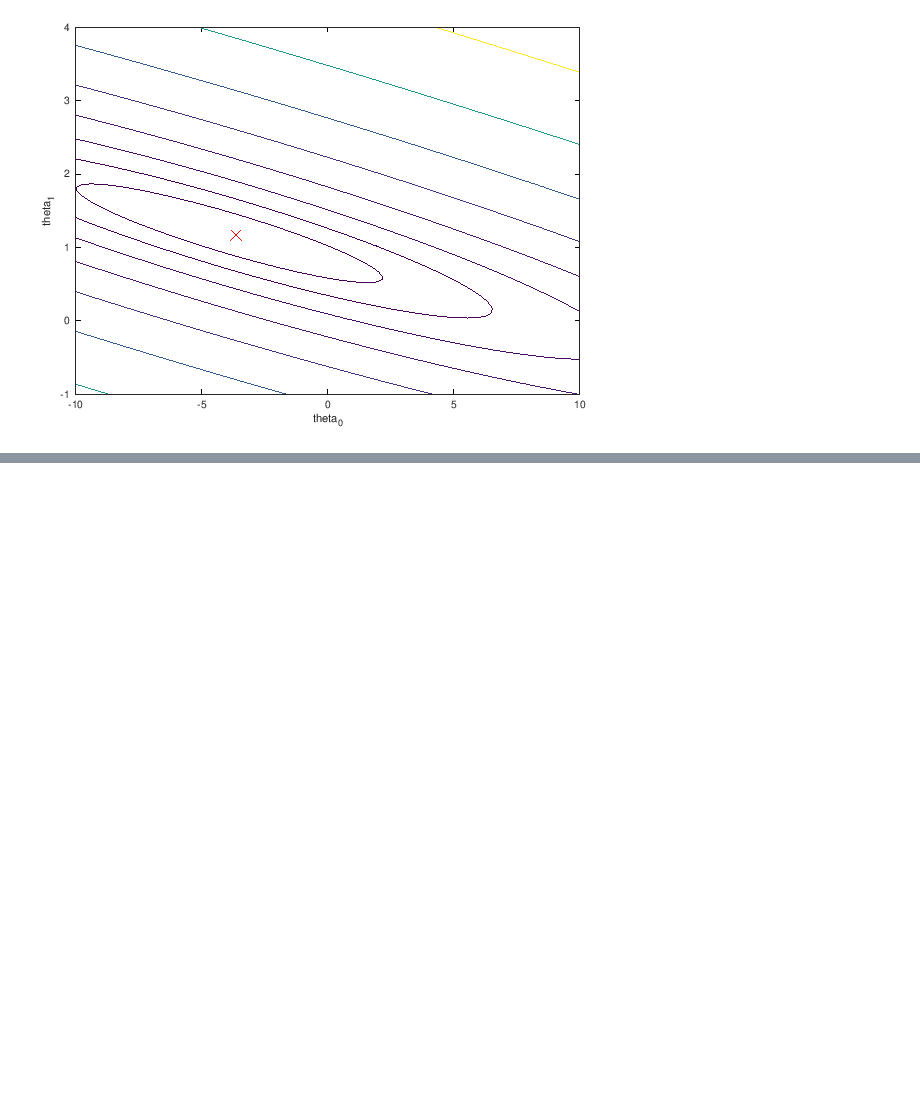
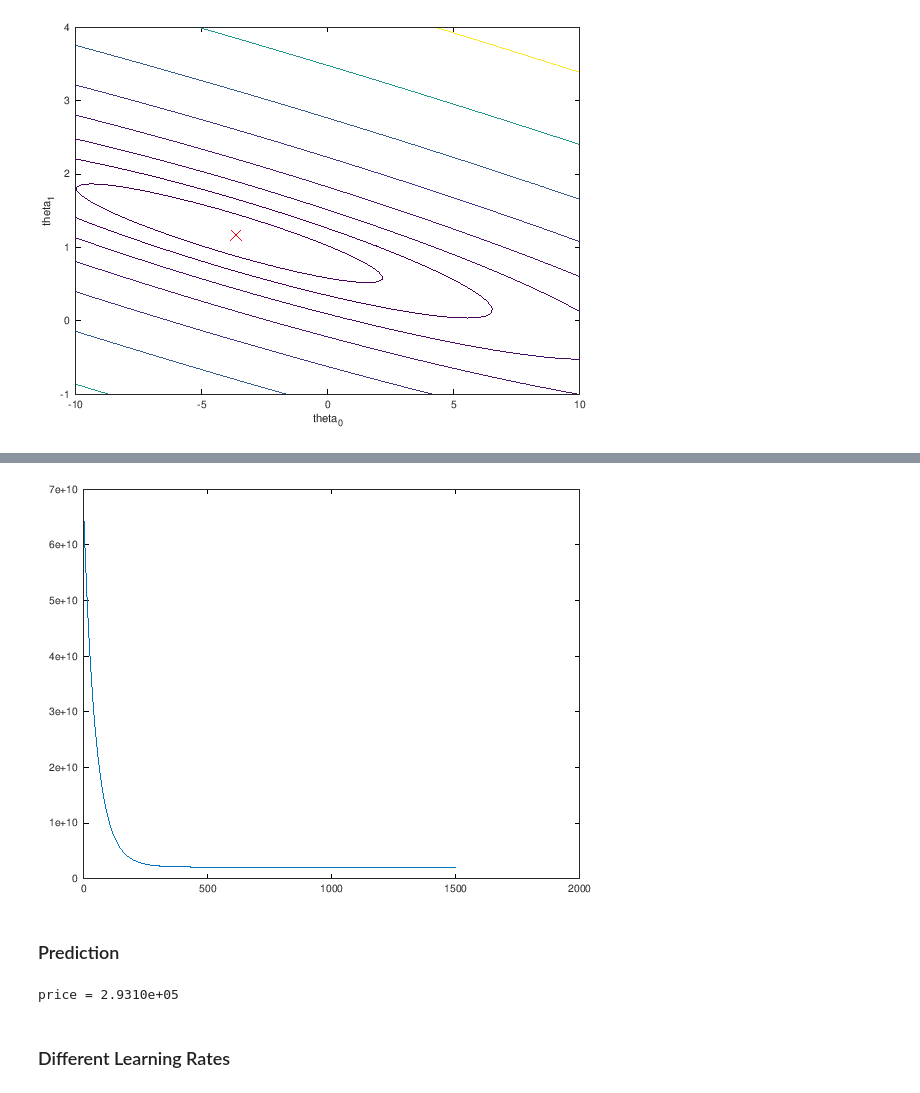
Before and after one commit to mxagar/machine_learning_coursera, a Jupyter notebook: exercises/ex1-ex8-octave/ex1/ML_Coursera_Ex_1_Linear_Regression.ipynb, the cells around one changed output, grey strips where cells are left out. Drawn from its saved outputs; the diff is of its cells as text; code cells hidden in the pictures; blank space fills up the shorter version.

```diff
--- a/exercises/ex1-ex8-octave/ex1/ML_Coursera_Ex_1_Linear_Regression.ipynb
+++ b/exercises/ex1-ex8-octave/ex1/ML_Coursera_Ex_1_Linear_Regression.ipynb
@@ -241,0 +315,4 @@ plot(theta(1), theta(2), 'rx', 'MarkerSize', 10, 'LineWidth', 2);
+# %%
+iterations = 1500
+alpha = 0.01
+theta = zeros(n+1,1)
@@ -241,0 +327,2 @@ plot(theta(1), theta(2), 'rx', 'MarkerSize', 10, 'LineWidth', 2);
+# %%
+J_history = zeros(iterations,1);
@@ -241,0 +346,15 @@ plot(theta(1), theta(2), 'rx', 'MarkerSize', 10, 'LineWidth', 2);
+# %%
+plot([1:iterations],J_history)
+# %% [output]
+[figure, added]
+# %% [markdown]
+### Prediction
+# %%
+% Estimate the price of a 1650 sq-ft, 3 br house
+X = [1650, 3];
+X_norm = [(X(1,1)-mu(1))/sigma(1), (X(1,2)-mu(2))/sigma(2)];
+price = [1, X_norm]*theta
+# %% [output]
+price = 2.9310e+05
+# %% [markdown]
+### Different Learning Rates
```
Also changed, not shown: parts of 28 cells of this notebook, 5 other files.
